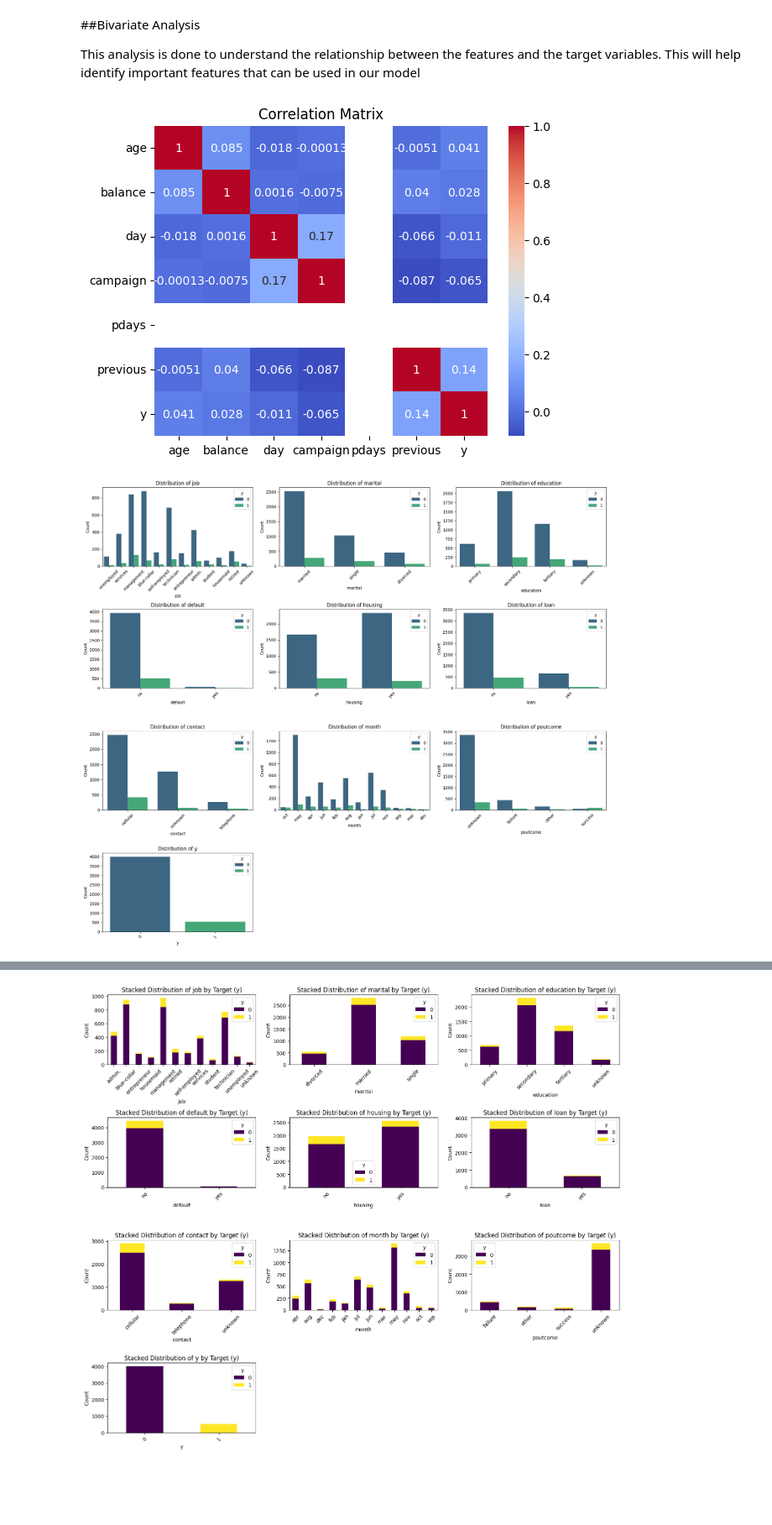
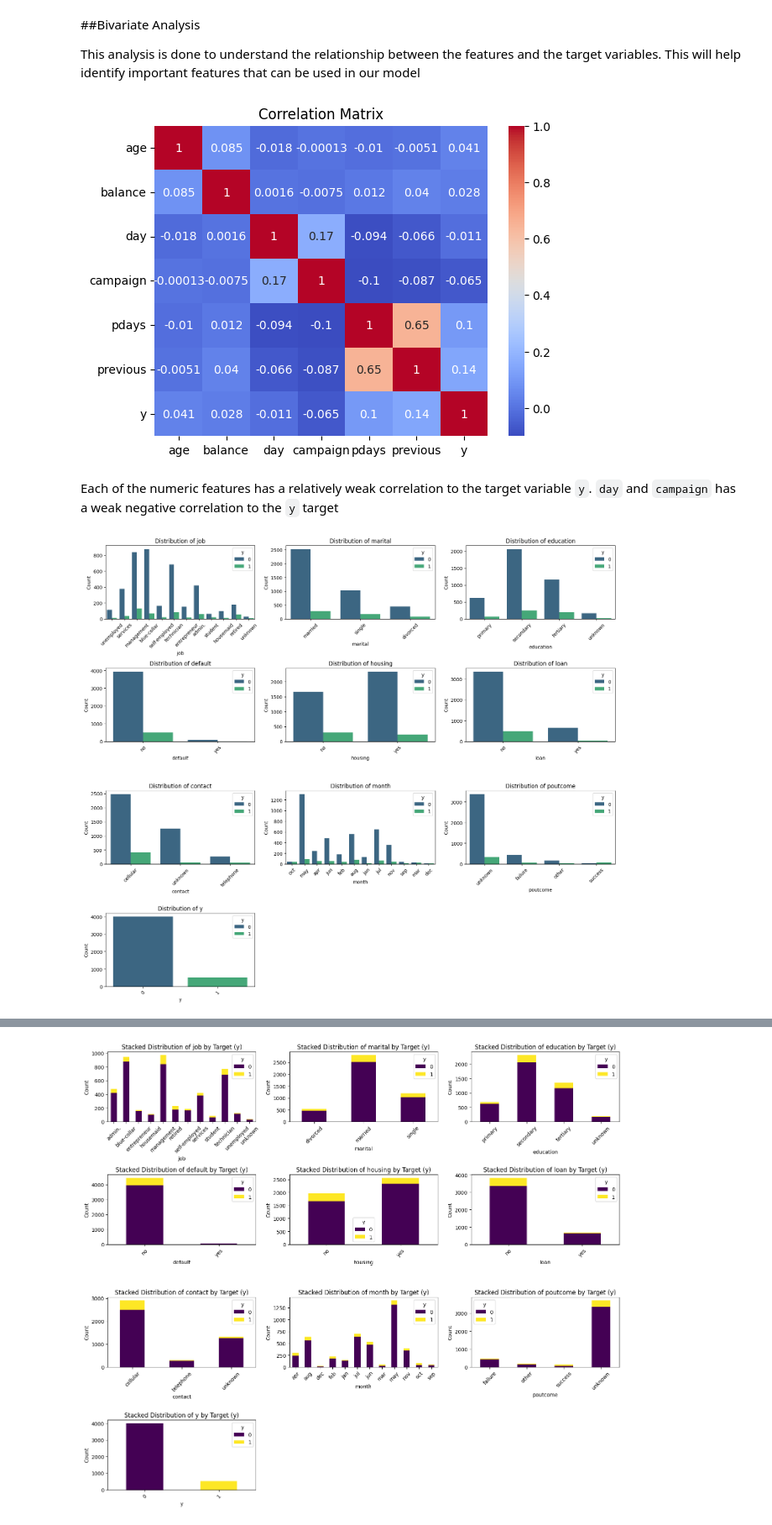
Before and after one commit to Fatai-soliu/bank-telemarketing, a Jupyter notebook: Bank_Marketing.ipynb, the cells around one changed output, grey strips where cells are left out. Shown at 84% size. Cells and saved outputs as stored; diff of their text form; code cells hidden in the pictures; blank space fills up the shorter version.

```diff
--- a/Bank_Marketing.ipynb
+++ b/Bank_Marketing.ipynb
@@ -172,7 +172,7 @@ def cap_outliers_iqr(data, column):
     data[column] = data[column].apply(lambda x: upper_bound if x > upper_bound else (lower_bound if x < lower_bound else x))
     return data
 
-iqr_columns = ['age', 'day', 'duration', 'pdays']
+iqr_columns = ['age', 'day', 'duration']
 for col in iqr_columns:
     data = cap_outliers_iqr(data, col)
 
@@ -289,26 +289,28 @@ sns.heatmap(correlation_matrix, annot=True, cmap='coolwarm')
 plt.title("Correlation Matrix")
 plt.show()
 # %% [output]
-[figure, old version]
+[figure, new version]
+# %% [markdown]
+Each of the numeric features has a relatively weak correlation to the target variable `y`. `day` and `campaign` has a weak negative correlation to the `y` target
 # %%
 # Plot a bar chart for each categorical feature showing the count of each category
 
 categorical_columns = ['job','marital','education','default','housing','loan','contact','month','poutcome','y']
 
-plt.figure(figsize=(18, 16))
+plt.figure(figsize=(16, 14))
 
 for i, col in enumerate(categorical_columns, 1):
     plt.subplot(4, 3, i)
     sns.countplot(data=data, x=col, palette="viridis", hue='y')
     plt.title(f'Distribution of {col}')
     plt.xlabel(col)
     plt.ylabel("Count")
     plt.xticks(rotation=45)
 
 plt.tight_layout()
 plt.show()
 # %% [output]
-[figure, old version]
+[figure, new version]
 # %% [markdown]
 `Job`: The Job category have a diverse distribution. management and blue-collar appears more frequently than others. entreprenuer appear less frequently.
 
```
Also changed, not shown: parts of 30 cells of this notebook.
